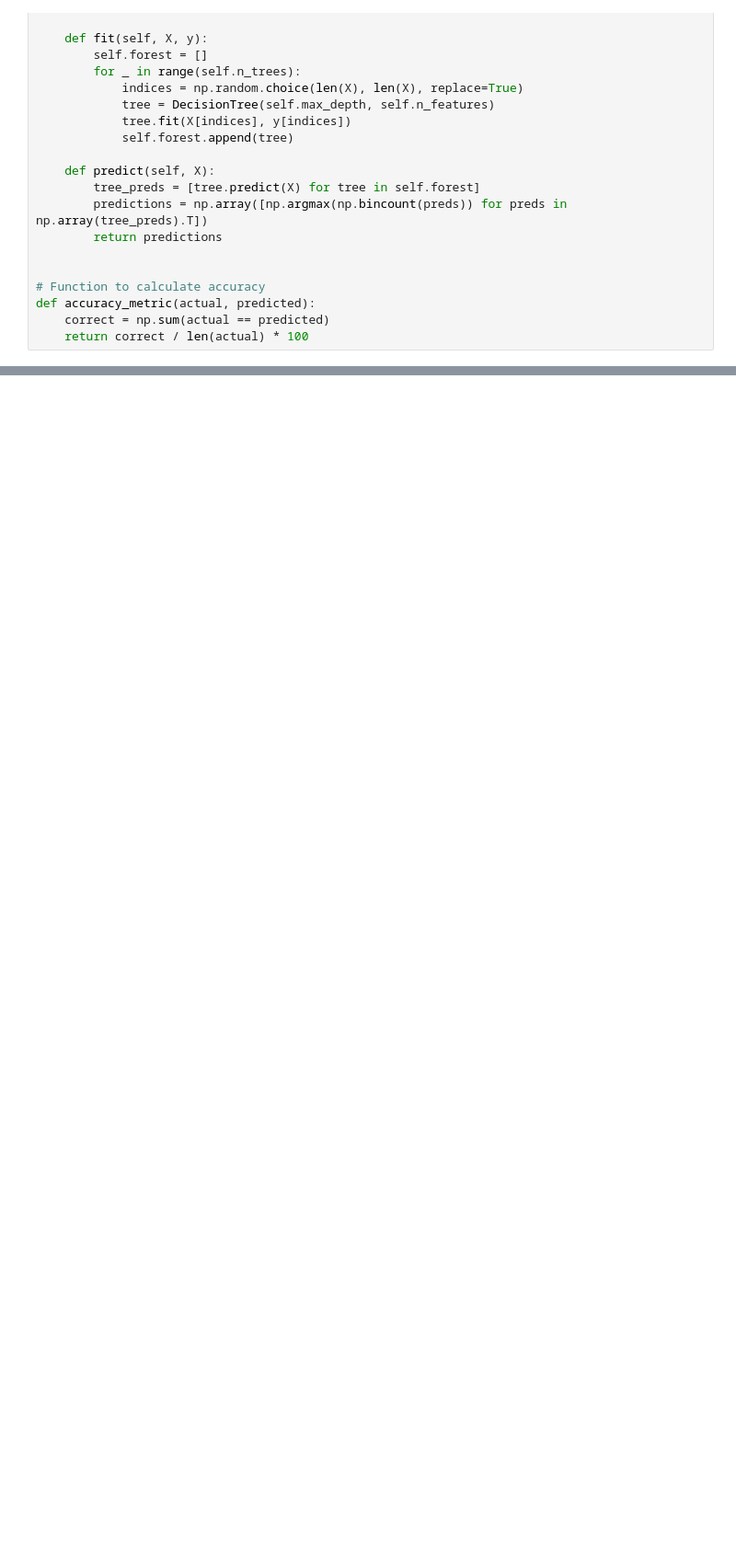
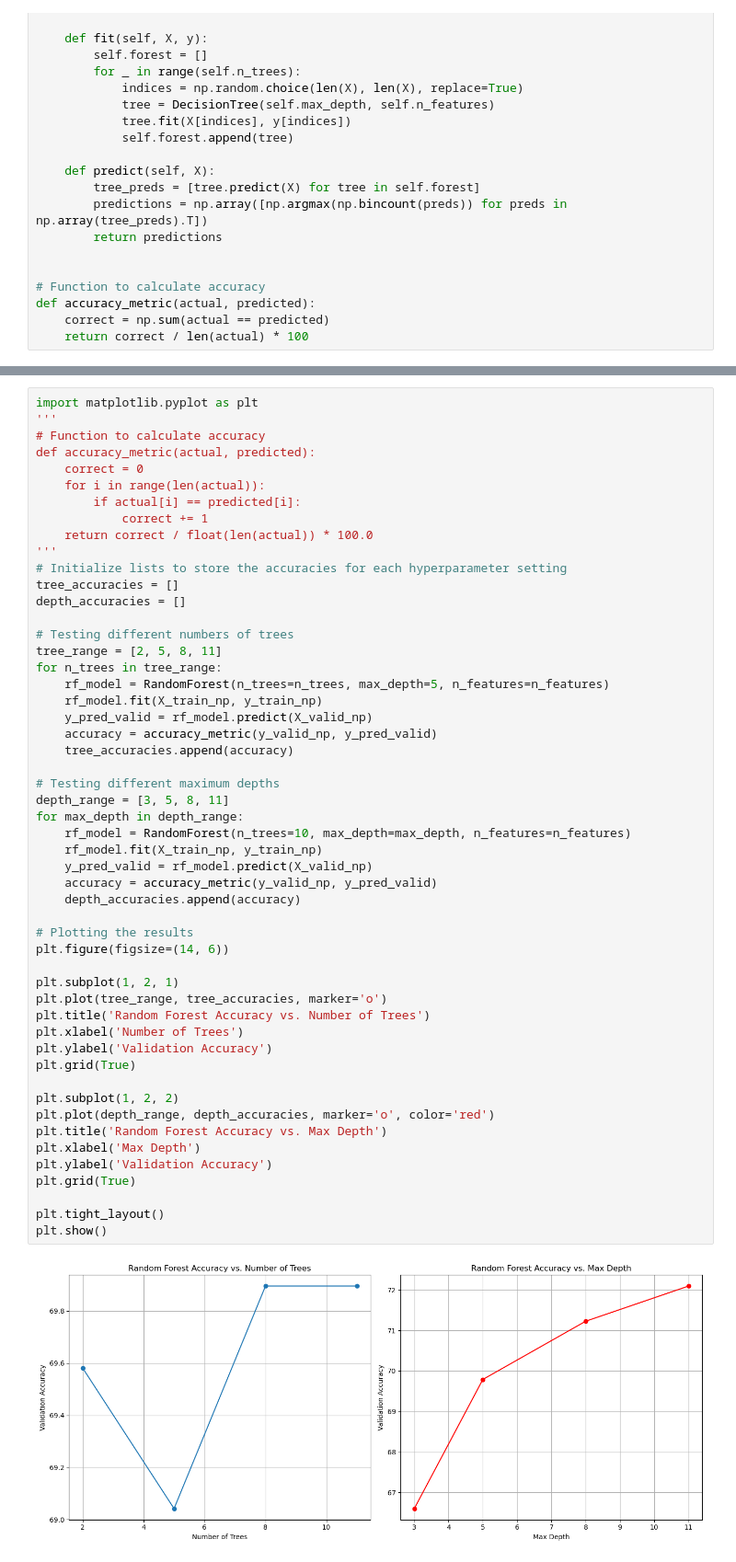
Before and after one commit to TeddyDiallo/ml_supervised_learning, a Jupyter notebook: realRandom_forest.ipynb, the cells around one changed output, grey strips where cells are left out. Shown at 92% size. Cells and saved outputs as stored; diff of their text form; blank space fills up the shorter version.

Commit message:
completed coding and graphs

```diff
--- a/realRandom_forest.ipynb
+++ b/realRandom_forest.ipynb
@@ -238,0 +221,54 @@ Test Accuracy: 69.79494087711421
+# %%
+import matplotlib.pyplot as plt
+'''
+# Function to calculate accuracy
+def accuracy_metric(actual, predicted):
+    correct = 0
+    for i in range(len(actual)):
+        if actual[i] == predicted[i]:
+            correct += 1
+    return correct / float(len(actual)) * 100.0
+'''
+# Initialize lists to store the accuracies for each hyperparameter setting
+tree_accuracies = []
+depth_accuracies = []
+
+# Testing different numbers of trees
+tree_range = [2, 5, 8, 11]
+for n_trees in tree_range:
+    rf_model = RandomForest(n_trees=n_trees, max_depth=5, n_features=n_features)
+    rf_model.fit(X_train_np, y_train_np)
+    y_pred_valid = rf_model.predict(X_valid_np)
+    accuracy = accuracy_metric(y_valid_np, y_pred_valid)
+    tree_accuracies.append(accuracy)
+
+# Testing different maximum depths
+depth_range = [3, 5, 8, 11]
+for max_depth in depth_range:
+    rf_model = RandomForest(n_trees=10, max_depth=max_depth, n_features=n_features)
+    rf_model.fit(X_train_np, y_train_np)
+    y_pred_valid = rf_model.predict(X_valid_np)
+    accuracy = accuracy_metric(y_valid_np, y_pred_valid)
+    depth_accuracies.append(accuracy)
+
+# Plotting the results
+plt.figure(figsize=(14, 6))
+
+plt.subplot(1, 2, 1)
+plt.plot(tree_range, tree_accuracies, marker='o')
+plt.title('Random Forest Accuracy vs. Number of Trees')
+plt.xlabel('Number of Trees')
+plt.ylabel('Validation Accuracy')
+plt.grid(True)
+
+plt.subplot(1, 2, 2)
+plt.plot(depth_range, depth_accuracies, marker='o', color='red')
+plt.title('Random Forest Accuracy vs. Max Depth')
+plt.xlabel('Max Depth')
+plt.ylabel('Validation Accuracy')
+plt.grid(True)
+
+plt.tight_layout()
+plt.show()
+# %% [output]
+[figure, added]
```
Also changed, not shown: parts of 2 cells of this notebook, 2 other files.
